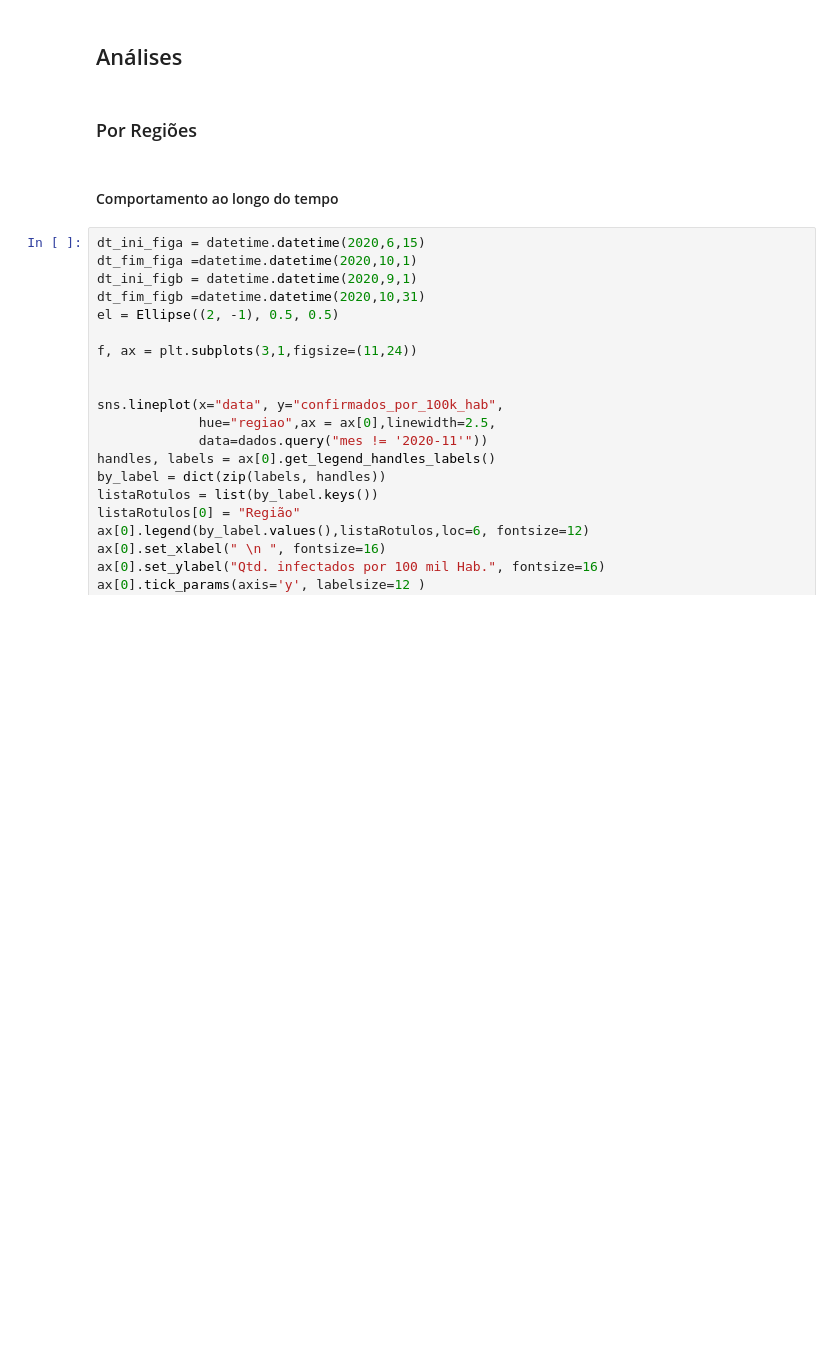
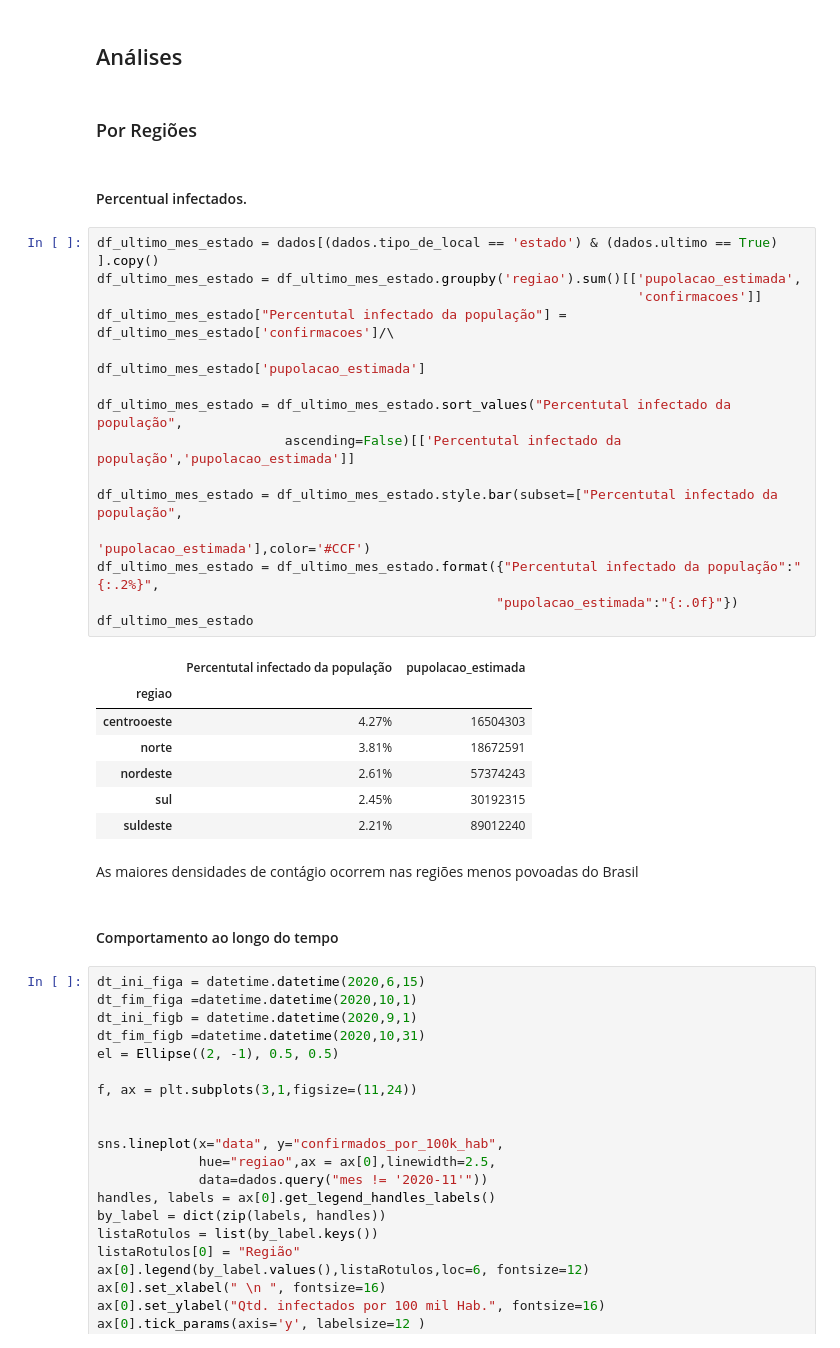
Before and after one commit to danielvramos/boocamp_alura_2021, a Jupyter notebook: Daniel Vieira Ramos.ipynb, the cells around one changed output. Saved outputs shown, nothing was run; the diff lists cells and outputs as text; blank space fills up the shorter version.

```diff
--- a/Daniel Vieira Ramos.ipynb
+++ b/Daniel Vieira Ramos.ipynb
@@ -257,6 +260,33 @@ sns.boxplot(x="regiao", y="aumento",
 ## Análises
 # %% [markdown]
 ###   Por Regiões
+# %% [markdown]
+####  Percentual infectados.
+# %%
+df_ultimo_mes_estado = dados[(dados.tipo_de_local == 'estado') & (dados.ultimo == True) ].copy()
+df_ultimo_mes_estado = df_ultimo_mes_estado.groupby('regiao').sum()[['pupolacao_estimada',
+                                                                     'confirmacoes']]
+df_ultimo_mes_estado["Percentutal infectado da população"] = df_ultimo_mes_estado['confirmacoes']/\
+                                                         df_ultimo_mes_estado['pupolacao_estimada']
+
+df_ultimo_mes_estado = df_ultimo_mes_estado.sort_values("Percentutal infectado da população",
+                        ascending=False)[['Percentutal infectado da população','pupolacao_estimada']]
+
+df_ultimo_mes_estado = df_ultimo_mes_estado.style.bar(subset=["Percentutal infectado da população",
+                                                              'pupolacao_estimada'],color='#CCF')
+df_ultimo_mes_estado = df_ultimo_mes_estado.format({"Percentutal infectado da população":"{:.2%}",
+                                                   "pupolacao_estimada":"{:.0f}"})
+df_ultimo_mes_estado
+# %% [output]
+|  | Percentutal infectado da população | pupolacao_estimada |
+| regiao |  |  |
+| centrooeste | 4.27% | 16504303 |
+| norte | 3.81% | 18672591 |
+| nordeste | 2.61% | 57374243 |
+| sul | 2.45% | 30192315 |
+| suldeste | 2.21% | 89012240 |
+# %% [markdown]
+As maiores densidades de contágio ocorrem nas regiões menos povoadas do Brasil
 # %% [markdown]
 ####  Comportamento ao longo do tempo
 # %%
```
Also changed, not shown: parts of 5 cells of this notebook.
